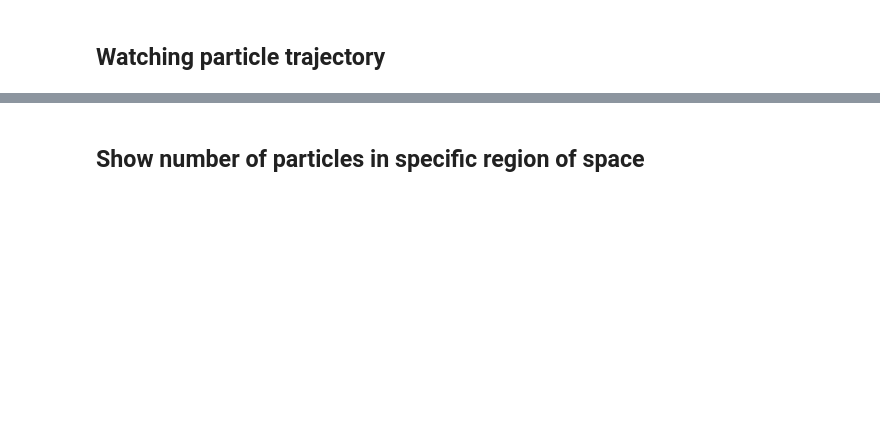
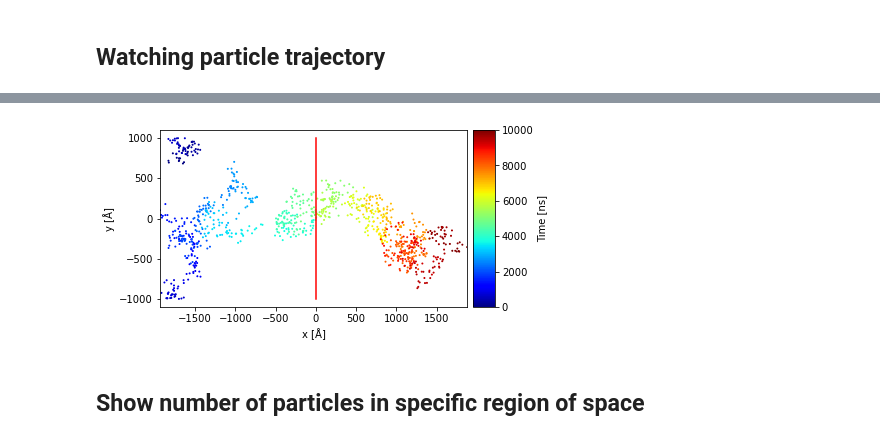
Before and after one commit to gmonet/brownpy, a Jupyter notebook: example/2_pore.ipynb, the cells around one changed output, grey strips where cells are left out. Cells and saved outputs as stored; diff of their text form; code cells hidden in the pictures; blank space fills up the shorter version.

```diff
--- a/example/2_pore.ipynb
+++ b/example/2_pore.ipynb
@@ -13,16 +15,31 @@ from brownpy.topology import ElasticPore1
 # %%
 N_particles = 8*1024 # Number of particles (power of 2 is better for gpu)
 D = 1.5E-4 # A²/fs  (1.5E-9 m²/s) - Diffusion coefficient
-dt = 1e6 # fs (1ns)
-seed = 1789 # Specify seed for reproductibility
-# Define geometry
-R = 10 # A (1nm) radius of the pore
-Lm = 1000 # A (100nm) distance between each pores
-L = 1E4 # A (1um) reservoir depth
-top = ElasticPore1(Lm, L, R, seed=seed) # Just an empty space
+dt = 1e6 # fs (1ns) - Time step
+seed = 1789 # Specify seed for reproductibility. The same seed is used
+# for filling randomly the geometry and for random walk dynamic.
+
+# Define topology
+# Geometry inspired from Marbach 2020
+# J. Chem. Phys. 154, 171101 (2021); doi: 10.1063/5.0047380
+
+#     ┃         ┃         ┃     ↑
+#     ┃         ┃         ┃     │ Lm
+#     ┃         ┃         ┃     │
+#     ┃           ↕2R     ┃     ╵
+#     ┃         ┃         ┃
+#     ┃         ┃         ┃
+#     ┃         ┃         ┃
+#      ←-----------------→
+#
+R = 10 # A (1nm) - Height of the pore
+Lm = 1000 # A (100nm) - Distance between each pores
+L = 1E4 # A (1um) - Reservoir depth
+top = ElasticPore1(Lm, L, R, seed=seed)
+
 # Define simulation setup
 u = Universe(top, N_particles, D, dt,
-             output_path='empty', overwrite=True)
+             output_path='elasticPore', overwrite=True)
 # %% [markdown]
 ## Plotting initial configuration
 # %%
@@ -39,16 +75,27 @@ u.run(10_000, freq_dumps=10)
 # %%
 # Retrieving trajectory from output file and plot it
 traj = u.f['/run/0/trajectory']
 x = traj[:,0]
+
 # Getting index of particles that go through the pore
 temp = np.argsort(np.sum(x<0, axis=1)*np.sum(x>0, axis=1))[::-1]
+
 fig, ax = plt.subplots()
 top.plot(ax)
 i_particle = temp[1]
 x, y = traj[i_particle,0,:], traj[i_particle,1,:]
 ax.scatter(x, y, c=np.arange(traj.shape[2]), marker='.', cmap='jet', s=4)
 ax.set_aspect('equal')
 ax.set_xlim(x.min(), x.max())
+
+# Colorbar
+norm = mpl.colors.Normalize(vmin=0, vmax=10_000*u.dt/1E6)
+ax_divider = make_axes_locatable(ax)
+cax = ax_divider.append_axes("right", size="7%", pad="2%")
+cb1 = mpl.colorbar.ColorbarBase(cax, cmap=mpl.cm.jet,norm=norm,)
+cb1.set_label('Time [ns]')
+# %% [output]
+[figure, added]
 # %% [markdown]
 ## Show number of particles in specific region of space
 # %%
```
Also changed, not shown: parts of 6 cells of this notebook, 2 other files.
